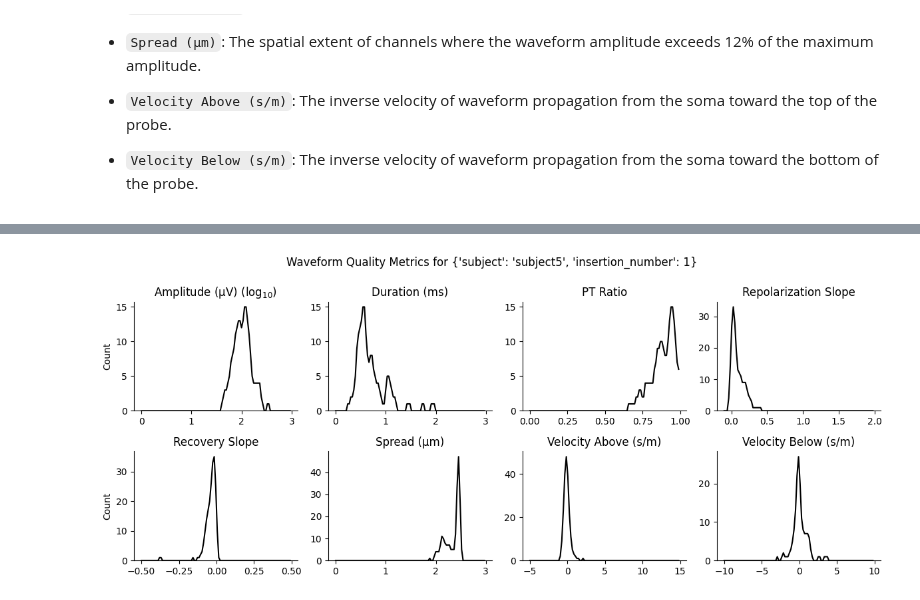
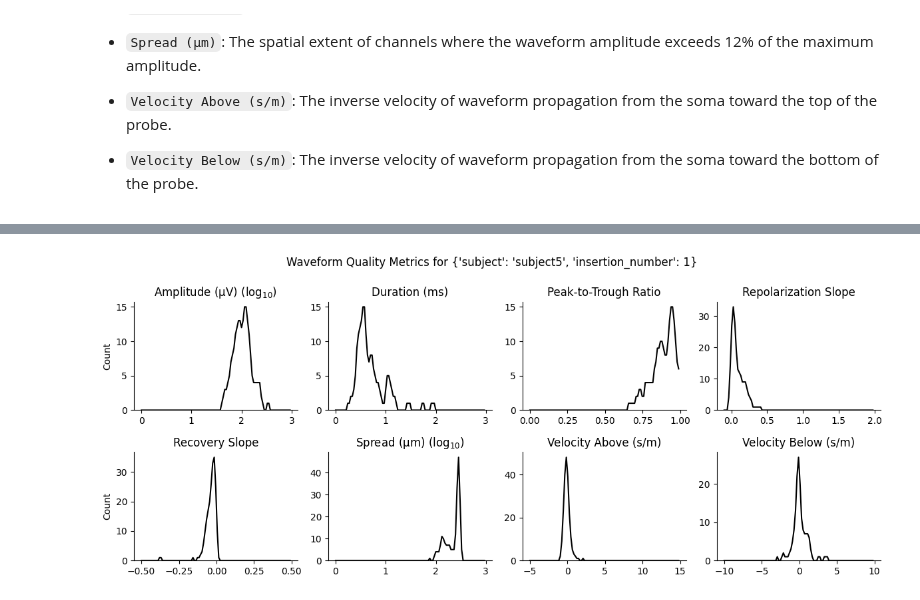
Before and after one commit to datajoint/workflow-array-ephys, a Jupyter notebook: notebooks/quality_metrics.ipynb, the cells around one changed output, grey strips where cells are left out. Cells and saved outputs as stored; diff of their text form; code cells hidden in the pictures.

```diff
--- a/notebooks/quality_metrics.ipynb
+++ b/notebooks/quality_metrics.ipynb
@@ -238,33 +275,33 @@ plot_metric(axes[1], data, bins, title="Duration (ms)")
 # PT Ratio
 data = query.fetch("pt_ratio")
 bins = np.linspace(0, 1, 100)
-plot_metric(axes[2], data, bins, title="PT Ratio")
+plot_metric(axes[2], data, bins, title="Peak-to-Trough Ratio")
 
 # Repolarization Slope
 data = query.fetch("repolarization_slope")
 bins = np.linspace(-0.1, 2, 100)
 plot_metric(axes[3], data, bins, title="Repolarization Slope")
 
 # Recovery Slope
 data = query.fetch("recovery_slope")
 bins = np.linspace(-0.5, 0.5, 100)
 plot_metric(axes[4], data, bins, title="Recovery Slope")
 axes[4].set_ylabel("Count")
 
 # Spread
 data = np.log10(query.fetch("spread"))
 bins = np.linspace(0, 3, 100)
-plot_metric(axes[5], data, bins, title="Spread (μm)")
+plot_metric(axes[5], data, bins, title="Spread (μm) (log$_{10}$)")
 
 # Velocity Above
 data = query.fetch("velocity_above")
 bins = np.linspace(-5, 15, 100)
 plot_metric(axes[6], data, bins, title="Velocity Above (s/m)")
 
 # Velocity Below
 data = query.fetch("velocity_below")
 bins = np.linspace(-10, 10, 100)
 plot_metric(axes[7], data, bins, title="Velocity Below (s/m)")
 plt.tight_layout()
 # %% [output]
-[figure, old version]
+[figure, new version]
```
Also changed, not shown: parts of 15 cells of this notebook, 5 other files.
